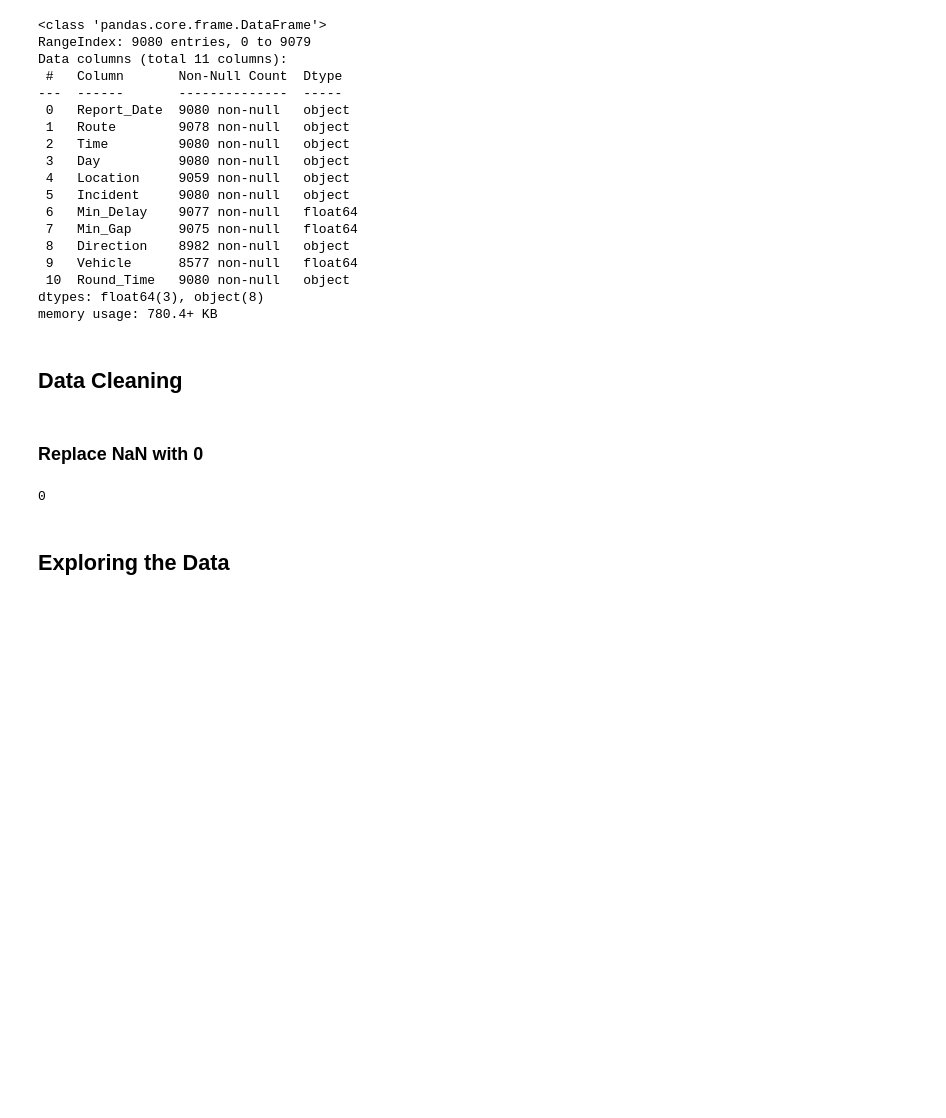
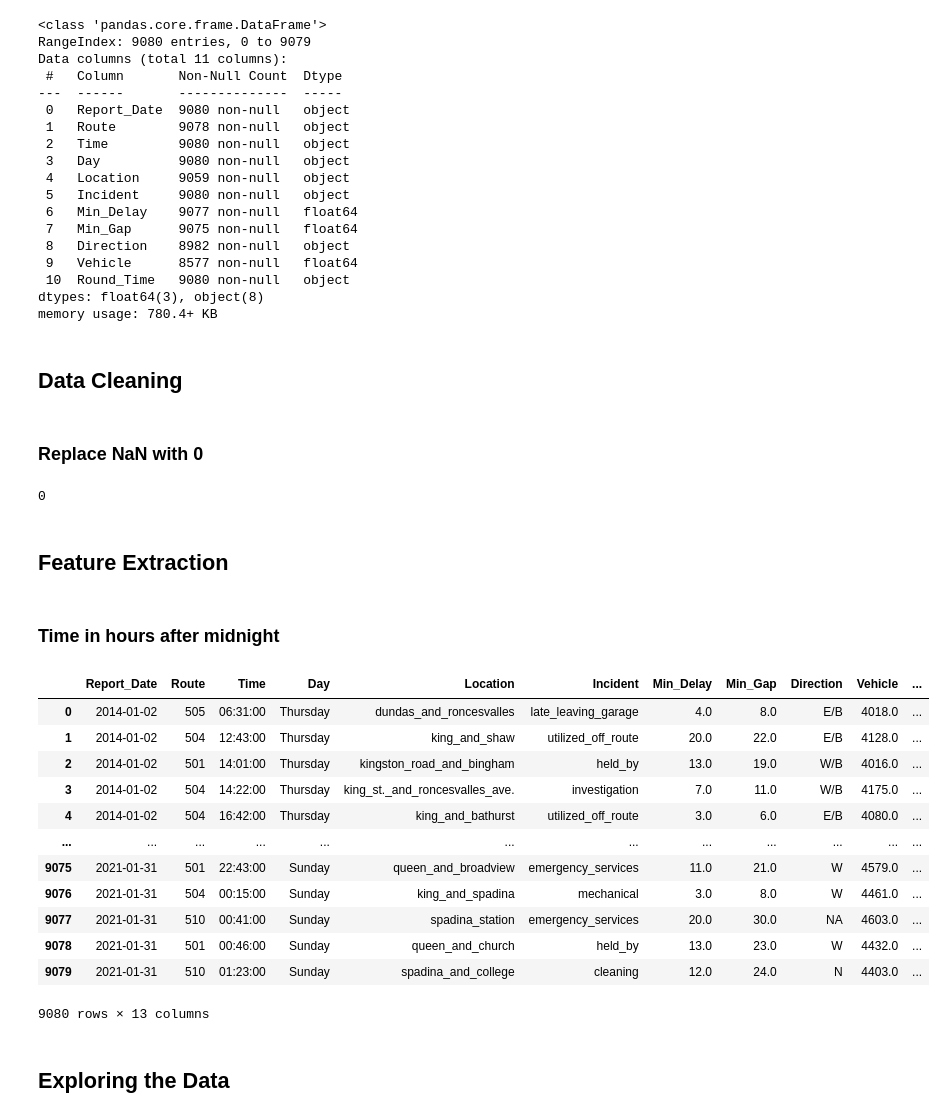
Before and after one commit to rachaellam/ML-ttc, a Jupyter notebook: ML-ttc-Clustering.ipynb, the cells around one changed output. Cells and saved outputs as stored; diff of their text form; code cells hidden in the pictures; blank space fills up the shorter version.

```diff
--- a/ML-ttc-Clustering.ipynb
+++ b/ML-ttc-Clustering.ipynb
@@ -70,6 +70,42 @@ df['Direction'] = df['Direction'].fillna('NA')
 df['Direction'].isna().sum()
 # %% [output]
 0
+# %% [markdown]
+## Feature Extraction
+# %% [markdown]
+### Time in hours after midnight
+# %%
+from datetime import timedelta
+
+time_in_minutes = []
+time_in_hours = []
+
+for time in df['Time']:
+    time = time.split(":")
+    delta = timedelta(hours=int(time[0]), minutes=int(time[1]), seconds=int(time[2]))
+    total_seconds = delta.total_seconds()
+    time_in_minutes.append(total_seconds/60)
+    time_in_hours.append(total_seconds/60/60)
+
+adf = df
+adf['Time_in_minutes'] = time_in_minutes
+adf['Time_in_hours'] = time_in_hours
+
+adf
+# %% [output]
+|  | Report_Date | Route | Time | Day | Location | Incident | Min_Delay | Min_Gap | Direction | Vehicle | ... |
+| 0 | 2014-01-02 | 505 | 06:31:00 | Thursday | dundas_and_roncesvalles | late_leaving_garage | 4.0 | 8.0 | E/B | 4018.0 | ... |
+| 1 | 2014-01-02 | 504 | 12:43:00 | Thursday | king_and_shaw | utilized_off_route | 20.0 | 22.0 | E/B | 4128.0 | ... |
+| 2 | 2014-01-02 | 501 | 14:01:00 | Thursday | kingston_road_and_bingham | held_by | 13.0 | 19.0 | W/B | 4016.0 | ... |
+| 3 | 2014-01-02 | 504 | 14:22:00 | Thursday | king_st._and_roncesvalles_ave. | investigation | 7.0 | 11.0 | W/B | 4175.0 | ... |
+| 4 | 2014-01-02 | 504 | 16:42:00 | Thursday | king_and_bathurst | utilized_off_route | 3.0 | 6.0 | E/B | 4080.0 | ... |
+| ... | ... | ... | ... | ... | ... | ... | ... | ... | ... | ... | ... |
+| 9075 | 2021-01-31 | 501 | 22:43:00 | Sunday | queen_and_broadview | emergency_services | 11.0 | 21.0 | W | 4579.0 | ... |
+| 9076 | 2021-01-31 | 504 | 00:15:00 | Sunday | king_and_spadina | mechanical | 3.0 | 8.0 | W | 4461.0 | ... |
+| 9077 | 2021-01-31 | 510 | 00:41:00 | Sunday | spadina_station | emergency_services | 20.0 | 30.0 | NA | 4603.0 | ... |
+| 9078 | 2021-01-31 | 501 | 00:46:00 | Sunday | queen_and_church | held_by | 13.0 | 23.0 | W | 4432.0 | ... |
+| 9079 | 2021-01-31 | 510 | 01:23:00 | Sunday | spadina_and_college | cleaning | 12.0 | 24.0 | N | 4403.0 | ... |
+9080 rows × 13 columns
 # %% [markdown]
 ## Exploring the Data
 # %%
```
Also changed, not shown: parts of 2 cells of this notebook.
